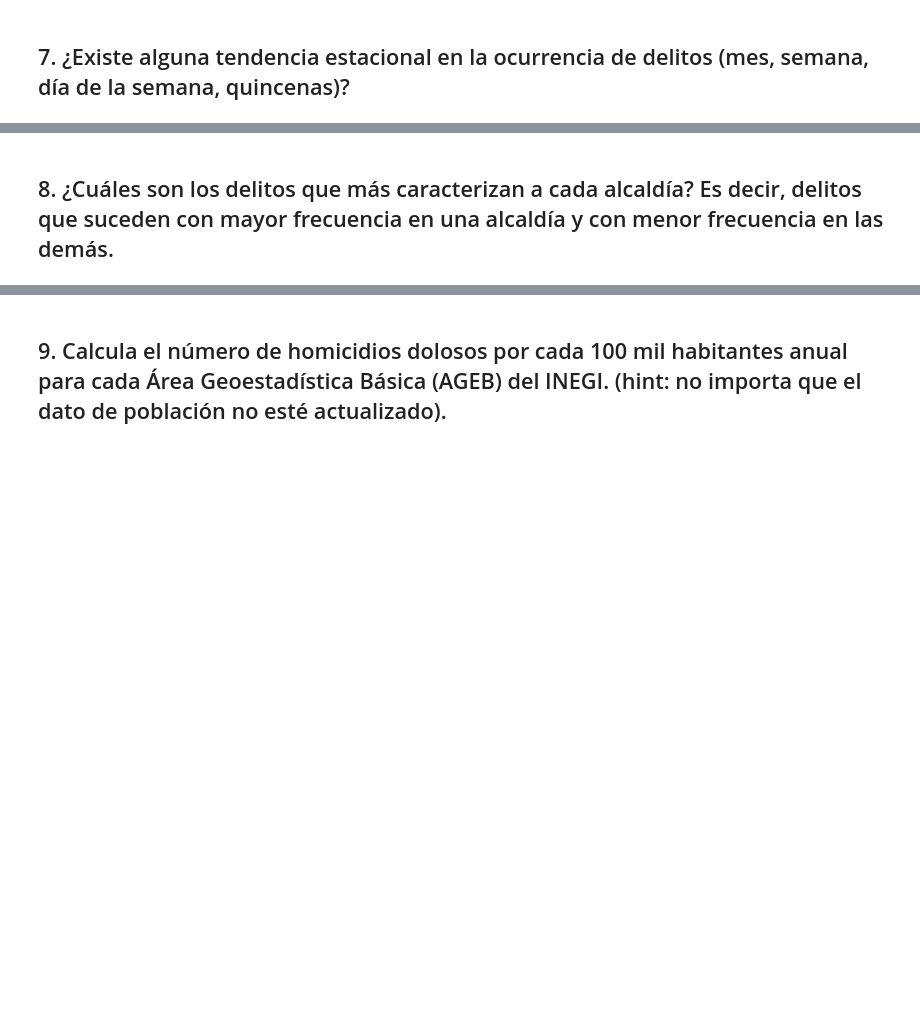
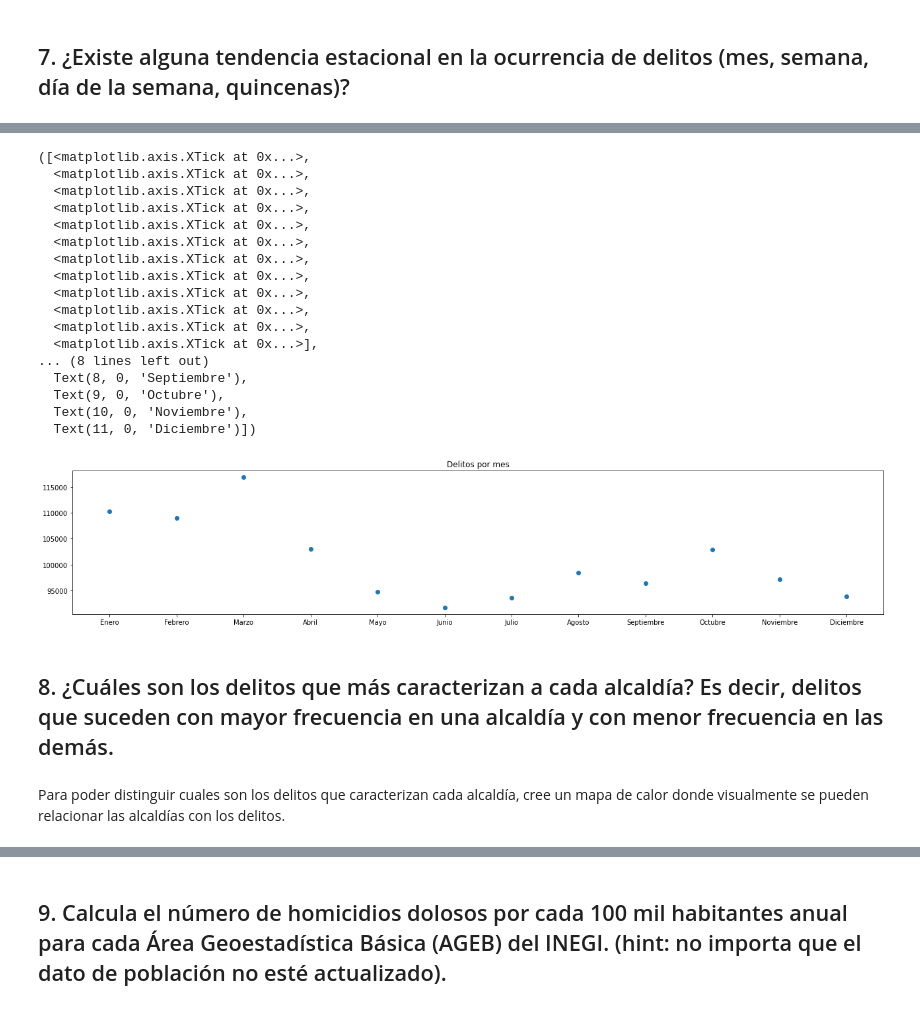
Before and after one commit to Conrado-Montealegre/OPI-DS-Test, a Jupyter notebook: 01_SeccionA.ipynb, the cells around one changed output, grey strips where cells are left out. Drawn from its saved outputs; the diff is of its cells as text; code cells hidden in the pictures; blank space fills up the shorter version.

```diff
--- a/01_SeccionA.ipynb
+++ b/01_SeccionA.ipynb
@@ -94,3 +96,5 @@ carpetasInv["fecha_inicio"] = carpetasInv["fecha_inicio"].astype("datetime64")
+# %%
+carpetasInv["ao_hechos"] =carpetasInv["ao_hechos"].fillna(carpetasInv["ao_inicio"])
 # %%
 carpetasInv["ao_hechos"].unique()
 # %% [output]
@@ -271,5 +634,7 @@ Para responder esta pregunta, se tomarán como referencia las fechas en que se r
 # %%
 meses_ordenados = ["Enero", "Febrero", "Marzo", "Abril", "Mayo","Junio","Julio","Agosto","Septiembre","Octubre","Noviembre","Diciembre"]
-del_x_mes = carpetasInv["mes_hechos"].value_counts()[meses_ordenados]
+del_x_mes = DataFrame(carpetasInv["mes_hechos"].value_counts()[meses_ordenados]).reset_index().reset_index()
 print(del_x_mes)
+del_x_mes.dtypes
+#X = DataFrame(list(range(len(ao_mes_sorted))))
 # %% [output]
@@ -313,2 +674,32 @@ delitos_ts =
+# %%
+# Grafico solo un delito para verificar que la pendiente es correcta
+X = del_x_mes['level_0']
+Y = del_x_mes['mes_hechos']
+plt.figure(figsize=(22,4))
+plt.title("Delitos por mes")
+ind = np.arange(len(Y))
+plt.scatter(X,Y)
+plt.xticks(ind, meses_ordenados)
+# %% [output]
+([<matplotlib.axis.XTick at 0x...>,
+  <matplotlib.axis.XTick at 0x...>,
+  <matplotlib.axis.XTick at 0x...>,
+  <matplotlib.axis.XTick at 0x...>,
+  <matplotlib.axis.XTick at 0x...>,
+  <matplotlib.axis.XTick at 0x...>,
+  <matplotlib.axis.XTick at 0x...>,
+  <matplotlib.axis.XTick at 0x...>,
+  <matplotlib.axis.XTick at 0x...>,
+  <matplotlib.axis.XTick at 0x...>,
+  <matplotlib.axis.XTick at 0x...>,
+  <matplotlib.axis.XTick at 0x...>],
+... (8 lines left out)
+  Text(8, 0, 'Septiembre'),
+  Text(9, 0, 'Octubre'),
+  Text(10, 0, 'Noviembre'),
+  Text(11, 0, 'Diciembre')])
+[figure, added]
 # %% [markdown]
 ## 8. ¿Cuáles son los delitos que más caracterizan a cada alcaldía? Es decir, delitos que suceden con mayor frecuencia en una alcaldía y con menor frecuencia en las demás.
+# %% [markdown]
+Para poder distinguir cuales son los delitos que caracterizan cada alcaldía, cree un mapa de calor donde visualmente se pueden relacionar las alcaldías con los delitos.
```
Also changed, not shown: parts of 42 cells of this notebook, 1 other file.
